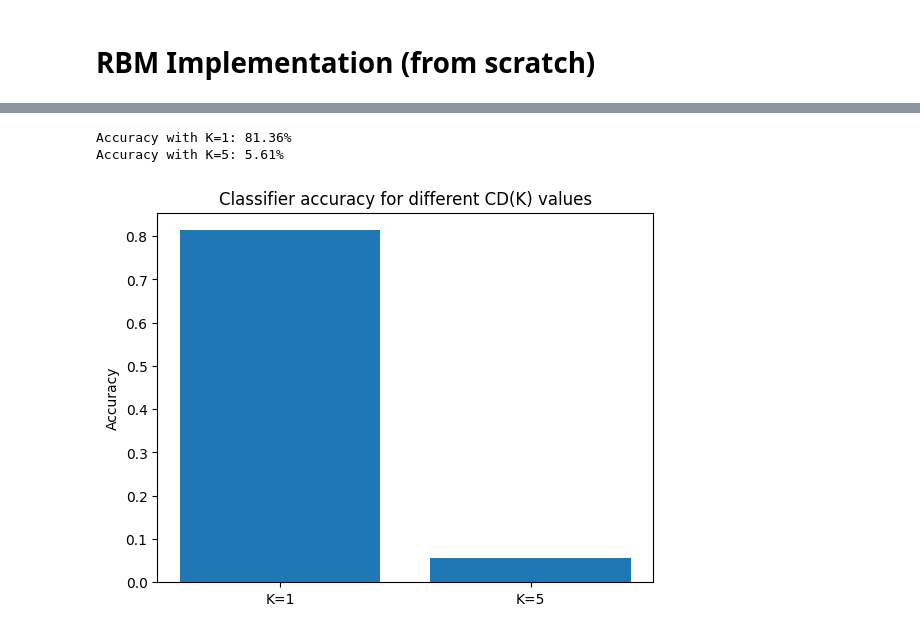
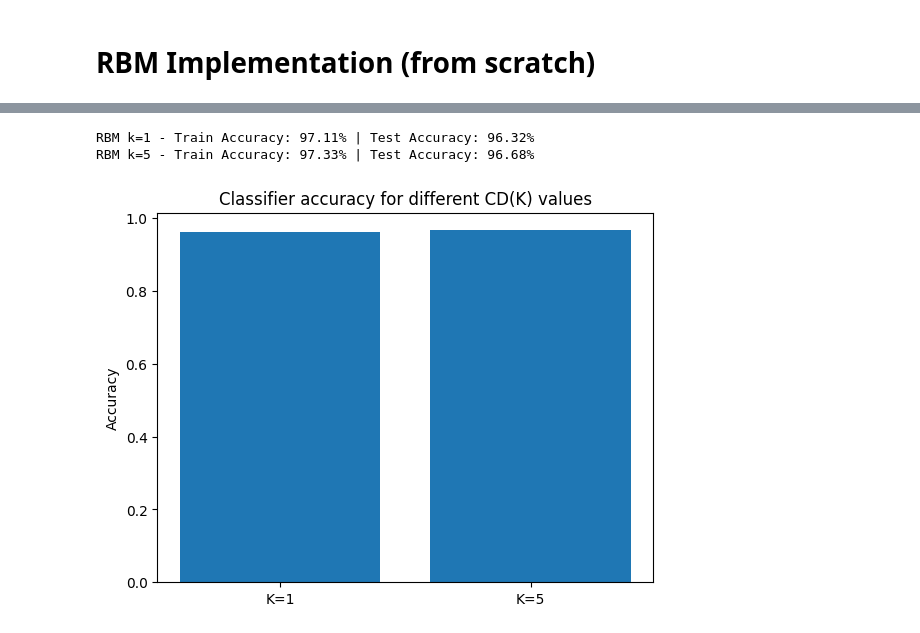
Before and after one commit to andr3w1699/Intelligent_System_for_Pattern_Recognition, a Jupyter notebook: SecondAssignement.ipynb, the cells around one changed output, grey strips where cells are left out. Cells and saved outputs as stored; diff of their text form; code cells hidden in the pictures.

```diff
--- a/SecondAssignement.ipynb
+++ b/SecondAssignement.ipynb
@@ -290,26 +309,39 @@ X_test_k5, _ = get_encoded_features(rbm_k5, test_loader)
-# %%
-clf_k1 = LogisticRegression(max_iter=1000)
-clf_k1.fit(X_train_k1, y_train)
-pred_k1 = clf_k1.predict(X_test_k1)
-acc_k1 = accuracy_score(y_test, pred_k1)
-
-clf_k5 = LogisticRegression(max_iter=1000)
-clf_k5.fit(X_train_k5, y_train)
-pred_k5 = clf_k5.predict(X_test_k5)
-acc_k5 = accuracy_score(y_test, pred_k5)
-
-print(f"Accuracy with K=1: {acc_k1 * 100:.2f}%")
-print(f"Accuracy with K=5: {acc_k5 * 100:.2f}%")
-# %% [output]
-Accuracy with K=1: 81.36%
-Accuracy with K=5: 5.61%
+# %%
+# --- Classifier for RBM with k=1 ---
+clf_k1 = LogisticRegression(max_iter=1000)
+clf_k1.fit(X_train_k1, y_train_k1)
+
+# Predictions
+train_pred_k1 = clf_k1.predict(X_train_k1)
+test_pred_k1 = clf_k1.predict(X_test_k1)
+
+# Accuracy
+train_acc_k1 = accuracy_score(y_train_k1, train_pred_k1)
+test_acc_k1 = accuracy_score(y_test_k1, test_pred_k1)
+
+# --- Classifier for RBM with k=5 ---
+clf_k5 = LogisticRegression(max_iter=1000)
+clf_k5.fit(X_train_k5, y_train_k5)
+
+train_pred_k5 = clf_k5.predict(X_train_k5)
+test_pred_k5 = clf_k5.predict(X_test_k5)
+
+train_acc_k5 = accuracy_score(y_train_k5, train_pred_k5)
+test_acc_k5 = accuracy_score(y_test_k5, test_pred_k5)
+
+# Print results
+print(f"RBM k=1 - Train Accuracy: {train_acc_k1 * 100:.2f}% | Test Accuracy: {test_acc_k1 * 100:.2f}%")
+print(f"RBM k=5 - Train Accuracy: {train_acc_k5 * 100:.2f}% | Test Accuracy: {test_acc_k5 * 100:.2f}%")
+# %% [output]
+RBM k=1 - Train Accuracy: 97.11% | Test Accuracy: 96.32%
+RBM k=5 - Train Accuracy: 97.33% | Test Accuracy: 96.68%
 # %%
-plt.bar(['K=1', 'K=5'], [acc_k1, acc_k5])
+plt.bar(['K=1', 'K=5'], [test_acc_k1, test_acc_k5])
 plt.ylabel("Accuracy")
 plt.title("Classifier accuracy for different CD(K) values")
 plt.show()
 # %% [output]
-[figure, old version]
+[figure, new version]
 # %%
 def plot_embedding(X, y, method='pca', title=''):
     if method == 'pca':
```
Also changed, not shown: parts of 5 cells of this notebook.
